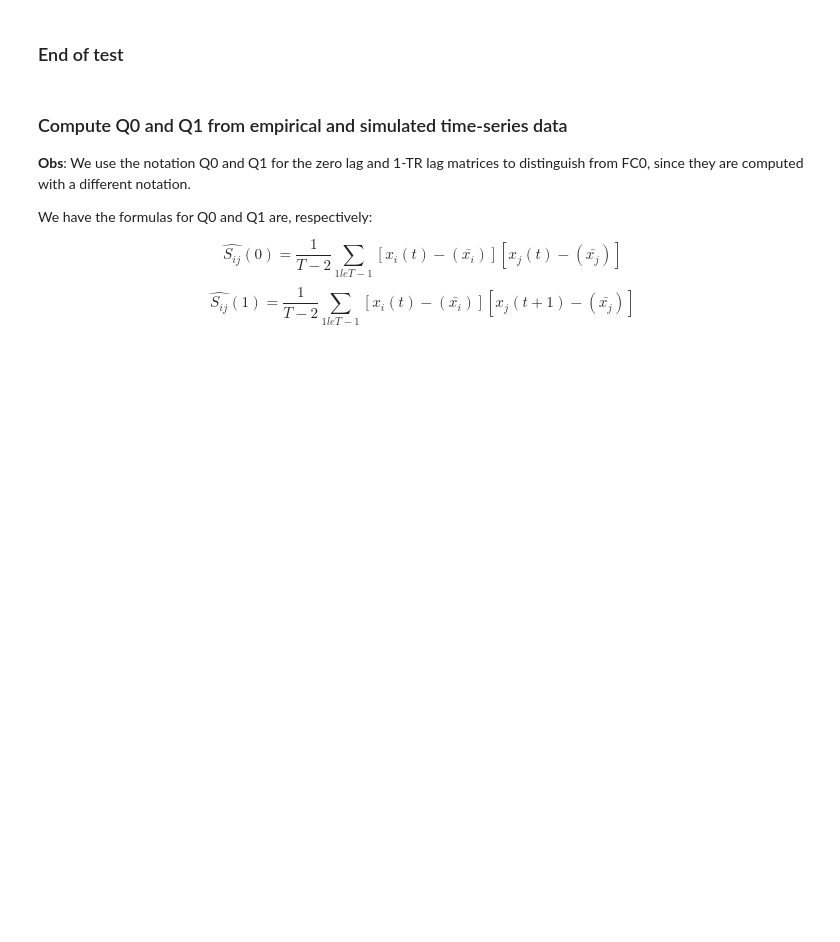
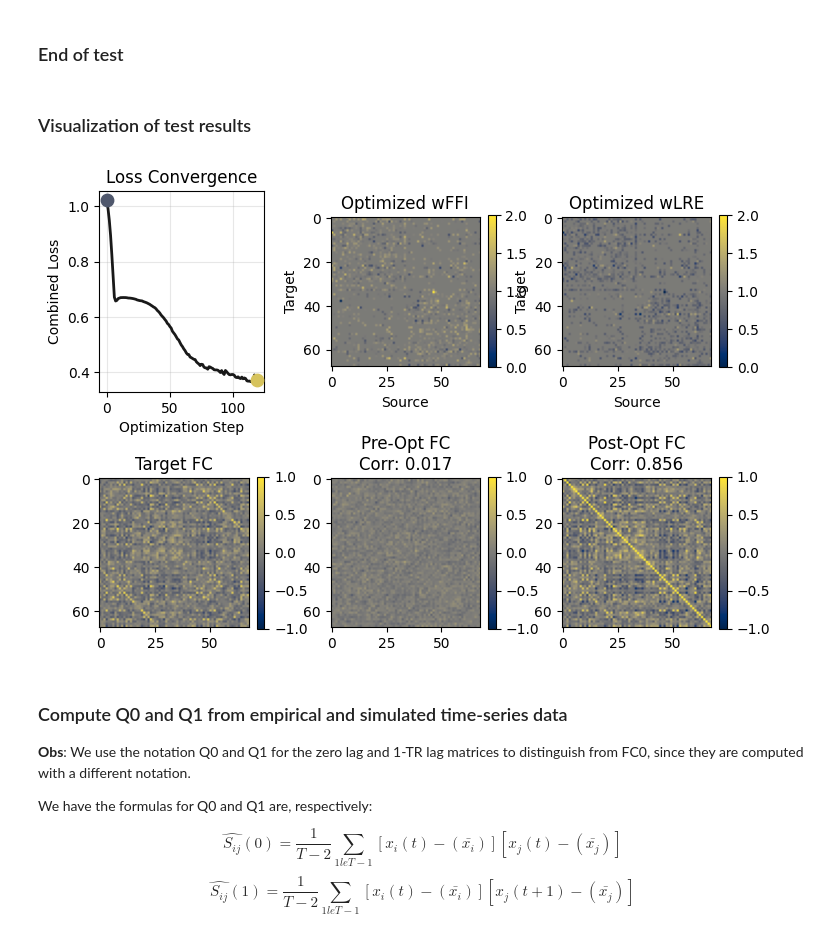
Before and after one commit to brucsk/tvboptim, a Jupyter notebook: optimization_clean.ipynb, the cells around one changed output. Drawn from its saved outputs; the diff is of its cells as text; code cells hidden in the pictures; blank space fills up the shorter version.

Commit message:
completed test of fitting FC0 and FC1 for one control participant

```diff
--- a/optimization_clean.ipynb
+++ b/optimization_clean.ipynb
@@ -817,6 +822,65 @@ Step 118: 0.362117
 Step 119: 0.372155
 # %% [markdown]
 ### End of test
+# %% [markdown]
+### Visualization of test results
+# %%
+fc_opt = compute_fc_from_state(optimized_state)
+fc_corr_opt = evaluate_trial(optimized_state)['corr']
+fc_rmse_opt = evaluate_trial(optimized_state)['rmse']
+
+# Extract loss values
+loss_values = optimized_fit["loss"].save
+n_steps = len(loss_values)
+
+fig = plt.figure(figsize=(8.1, 6))
+gs = fig.add_gridspec(2, 3, hspace=0.3, wspace=0.4)
+
+# Top left: Loss trajectory - use cividis-derived colors
+ax1 = fig.add_subplot(gs[0, 0])
+ax1.plot(loss_values, linewidth=2, color="k", alpha=0.9)
+ax1.scatter(0, loss_values[0], s=80, color=accent_blue, zorder=5)
+ax1.scatter(n_steps-1, loss_values.array[-1], s=80, color=accent_gold, zorder=5)
+ax1.set_xlabel('Optimization Step')
+ax1.set_ylabel('Combined Loss')
+ax1.set_title('Loss Convergence')
+ax1.grid(True, alpha=0.3)
+
+# Top middle: wFFI matrix - use cividis
+ax2 = fig.add_subplot(gs[0, 1])
+im2 = ax2.imshow(optimized_state.coupling.coupling.wFFI, vmin=0, vmax=2, cmap='cividis')
+ax2.set_title('Optimized wFFI')
+ax2.set_xlabel('Source')
+ax2.set_ylabel('Target')
+plt.colorbar(im2, ax=ax2, fraction=0.046)
+
+# Top right: wLRE matrix - use cividis
+ax3 = fig.add_subplot(gs[0, 2])
+im3 = ax3.imshow(optimized_state.coupling.coupling.wLRE, vmin=0, vmax=2, cmap='cividis')
+ax3.set_title('Optimized wLRE')
+ax3.set_xlabel('Source')
+ax3.set_ylabel('Target')
+plt.colorbar(im3, ax=ax3, fraction=0.046)
+
+# Bottom row: FC comparison - use cividis
+ax4 = fig.add_subplot(gs[1, 0])
+im4 = ax4.imshow(fc_target, vmin=-1, vmax=1.0, cmap='cividis')
+ax4.set_title('Target FC')
+plt.colorbar(im4, ax=ax4, fraction=0.046)
+
+ax5 = fig.add_subplot(gs[1, 1])
+im5 = ax5.imshow(fc_pre_gd, vmin=-1, vmax=1.0, cmap='cividis')
+ax5.set_title(f'Pre-Opt FC\nCorr: {fc_corr_pre:.3f}')
+plt.colorbar(im5, ax=ax5, fraction=0.046)
+
+ax6 = fig.add_subplot(gs[1, 2])
+im6 = ax6.imshow(fc_opt + np.eye(fc_opt.shape[0]), vmin=-1, vmax=1.0, cmap='cividis')
+ax6.set_title(f'Post-Opt FC\nCorr: {fc_corr_opt:.3f}')
+plt.colorbar(im6, ax=ax6, fraction=0.046)
+
+plt.show()
+# %% [output]
+[figure, added]
 # %% [markdown]
 ### Compute Q0 and Q1 from empirical and simulated time-series data
 
```
Also changed, not shown: parts of 7 cells of this notebook.
